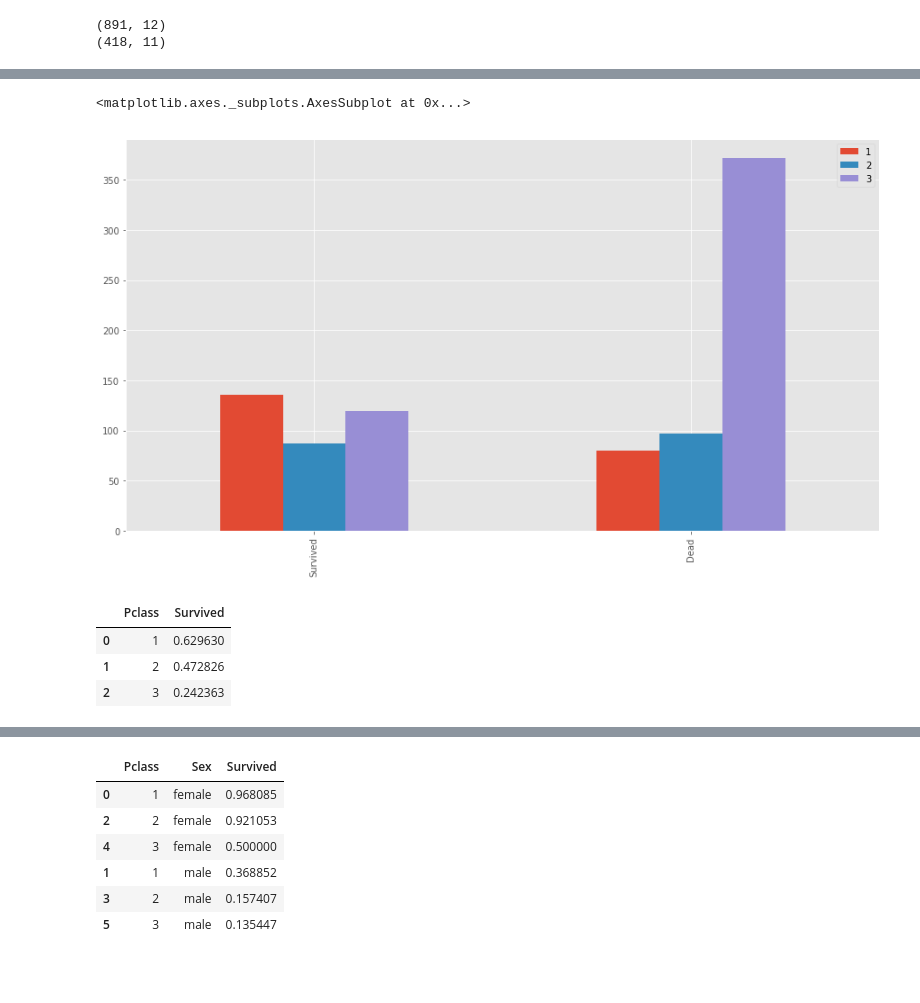
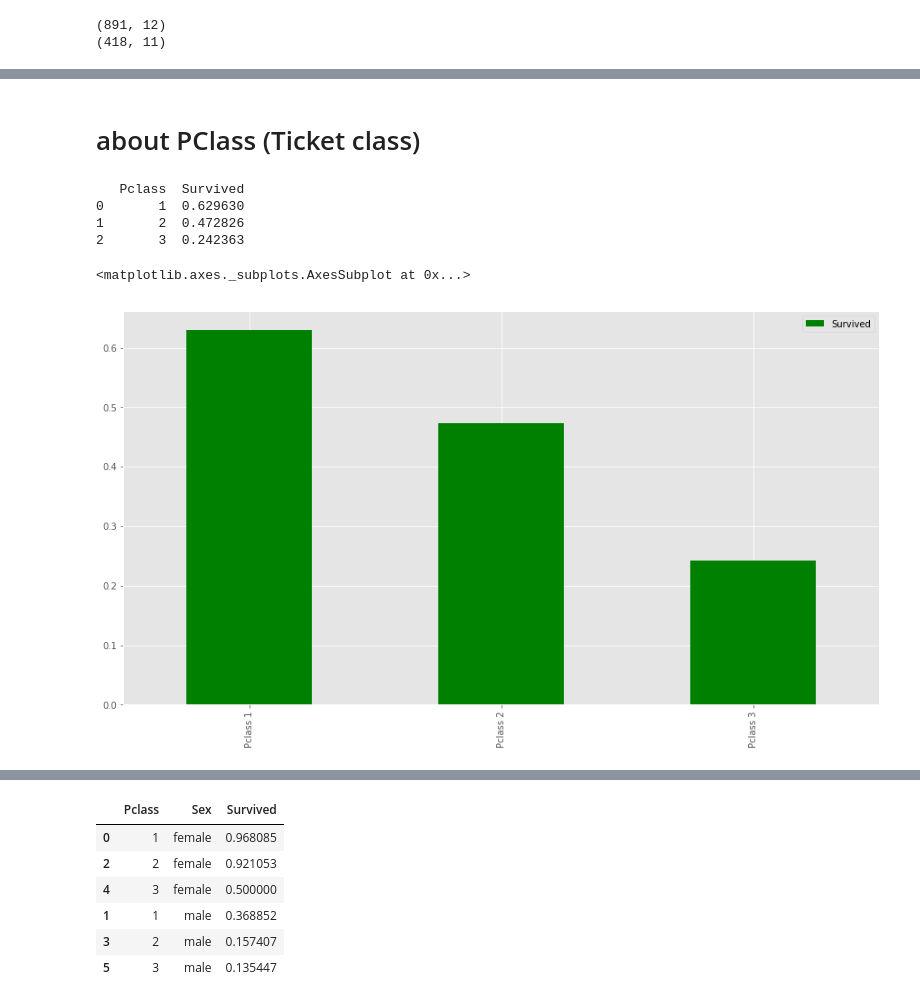
Before and after one commit to ch-tseng/Kaggle-Titanic, a Jupyter notebook: Titanic.ipynb, the cells around one changed output, grey strips where cells are left out. Saved outputs shown, nothing was run; the diff lists cells and outputs as text; code cells hidden in the pictures; blank space fills up the shorter version.

```diff
--- a/Titanic.ipynb
+++ b/Titanic.ipynb
@@ -112,0 +145,3 @@ ValueError: max must be larger than min in range parameter.
+# %%
+train['Family'] = train['Parch'] + train['SibSp']
+test['Family'] = test['Parch'] + test['SibSp']
@@ -113,18 +222,16 @@ ValueError: max must be larger than min in range parameter.
+# %% [markdown]
+# about PClass (Ticket class)
 # %%
-survived_pclass = train[train['Survived']==1]['Pclass'].value_counts()
-dead_pclass = train[train['Survived']==0]['Pclass'].value_counts()
+survived_mean = train[['Pclass', 'Survived']].groupby(['Pclass'], as_index=False).mean().sort_values(by='Survived', ascending=False)
+print(survived_mean)
 
-
-df = pd.DataFrame([survived_pclass,dead_pclass])
-df.index = ['Survived','Dead']
-df.plot(kind='bar',stacked=False, figsize=(15,8))
+df = pd.DataFrame(survived_mean['Survived'])
+df.index = ['Pclass 1', 'Pclass 2', 'Pclass 3']
+df.plot(kind='bar', color='g', figsize=(15,8))
 # %% [output]
-<matplotlib.axes._subplots.AxesSubplot at 0x...>
+   Pclass  Survived
+0       1  0.629630
+1       2  0.472826
+2       3  0.242363
+<matplotlib.axes._subplots.AxesSubplot at 0x...>
-[figure, old version]
+[figure, new version]
-# %%
-train[['Pclass', 'Survived']].groupby(['Pclass'], as_index=False).mean().sort_values(by='Survived', ascending=False)
-# %% [output]
-|  | Pclass | Survived |
-| 0 | 1 | 0.629630 |
-| 1 | 2 | 0.472826 |
-| 2 | 3 | 0.242363 |
```
Also changed, not shown: parts of 94 cells of this notebook.
